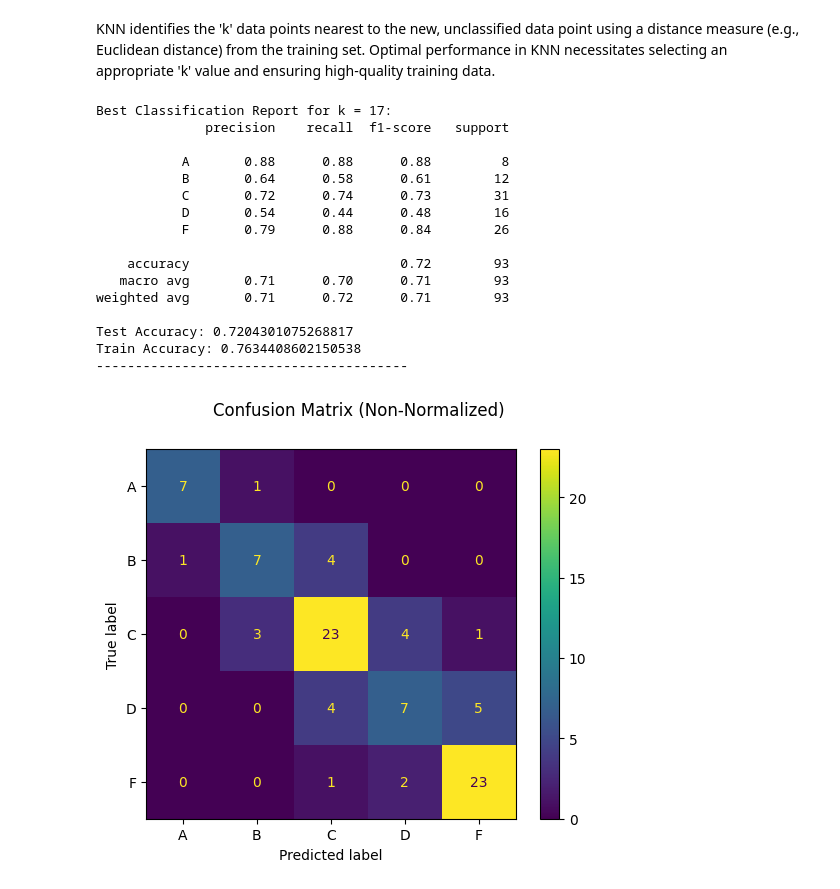
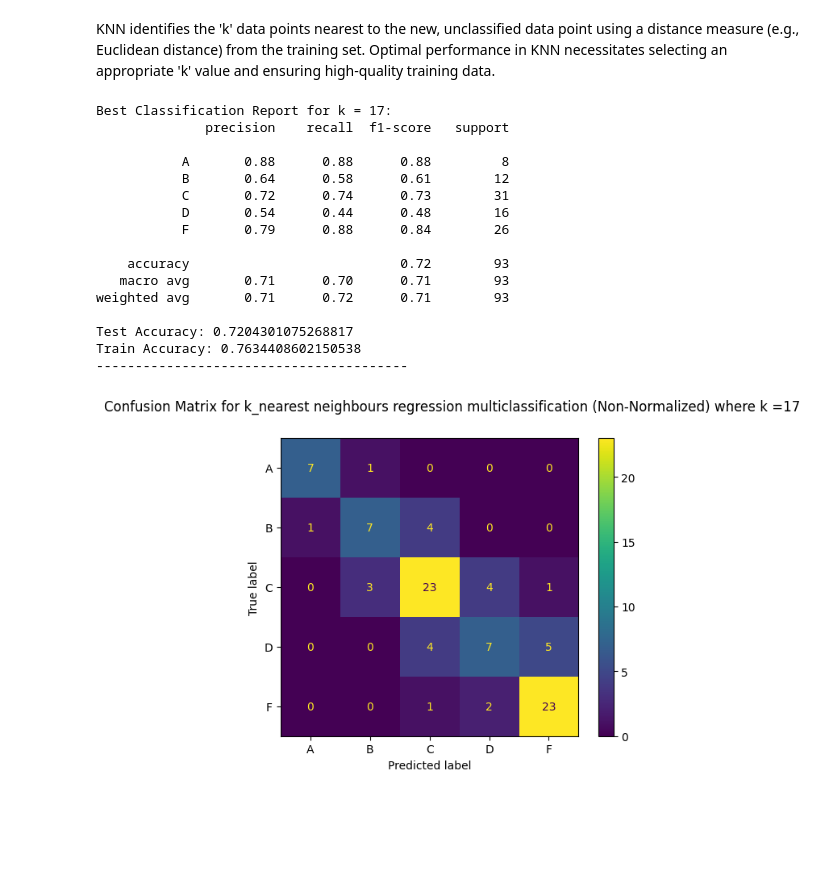
Before and after one commit to mohammed-alaa40123/Exploring-Factors-Influencing-Student-Success, a Jupyter notebook: classification.ipynb, the cells around one changed output. Cells and saved outputs as stored; diff of their text form; code cells hidden in the pictures; blank space fills up the shorter version.

```diff
--- a/classification.ipynb
+++ b/classification.ipynb
@@ -96,7 +96,7 @@ def Logistic_Regression_Classification(X_train, X_test, y_train, y_test):
     report = classification_report(y_test, y_pred_test)
 
     disp = ConfusionMatrixDisplay.from_estimator(model, X_test_scaled, y_test)
-    disp.figure_.suptitle("Confusion Matrix (Non-Normalized)")
+    disp.figure_.suptitle("Confusion Matrix for logistic regression multiclassification (Non-Normalized)")
     plt.show()
 
     return report, test_accuracy, train_accuracy
@@ -187,32 +187,32 @@ def k_nearest_neighbors_classifier(X_train, X_test, y_train, y_test):
             best_report = classification_report(y_test, y_pred_test)
 
     print(f"Best Classification Report for k = {best_k}:\n{best_report}\nTest Accuracy: {best_test_accuracy}\nTrain Accuracy: {best_train_accuracy}\n{'-'*40}")
 
     # Selecting the best k based on accuracy
     best_knn = KNeighborsClassifier(n_neighbors=best_k)
     best_knn.fit(X_train, y_train)
 
     # Generating confusion matrix for the best k
     disp = ConfusionMatrixDisplay.from_estimator(best_knn, X_test, y_test)
-    disp.figure_.suptitle("Confusion Matrix (Non-Normalized)")
+    disp.figure_.suptitle(f"Confusion Matrix for k_nearest neighbours regression multiclassification (Non-Normalized) where k ={best_k}")
     plt.show()
 
 k_nearest_neighbors_classifier(X_train, X_test, y_train, y_test)
 # %% [output]
 Best Classification Report for k = 17:
               precision    recall  f1-score   support
 
            A       0.88      0.88      0.88         8
            B       0.64      0.58      0.61        12
            C       0.72      0.74      0.73        31
            D       0.54      0.44      0.48        16
            F       0.79      0.88      0.84        26
 
     accuracy                           0.72        93
    macro avg       0.71      0.70      0.71        93
 weighted avg       0.71      0.72      0.71        93
 
 Test Accuracy: 0.7204301075268817
 Train Accuracy: 0.7634408602150538
 ----------------------------------------
-[figure, old version]
+[figure, new version]
```
Also changed, not shown: parts of 1 cell of this notebook, 1 other file.
